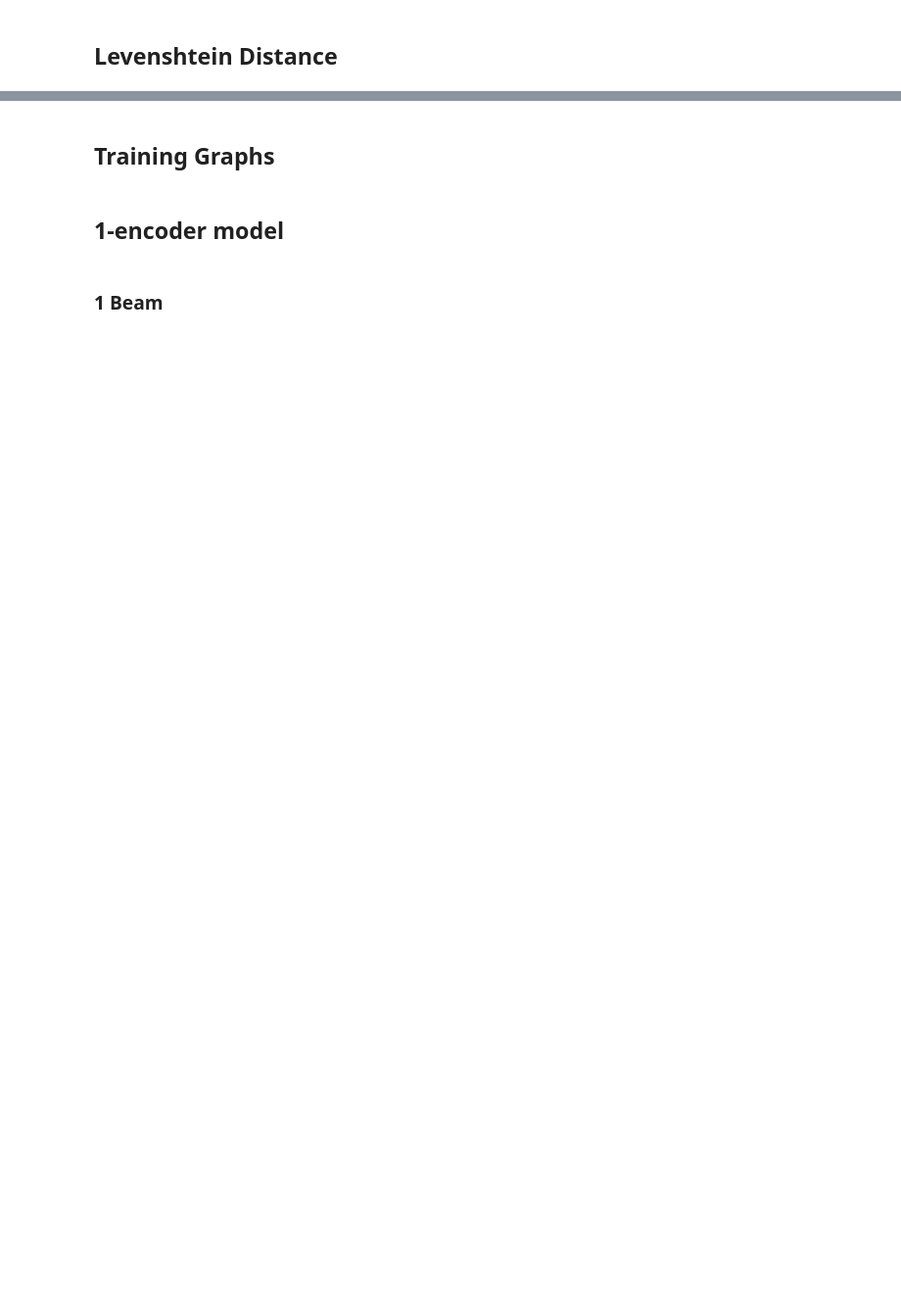
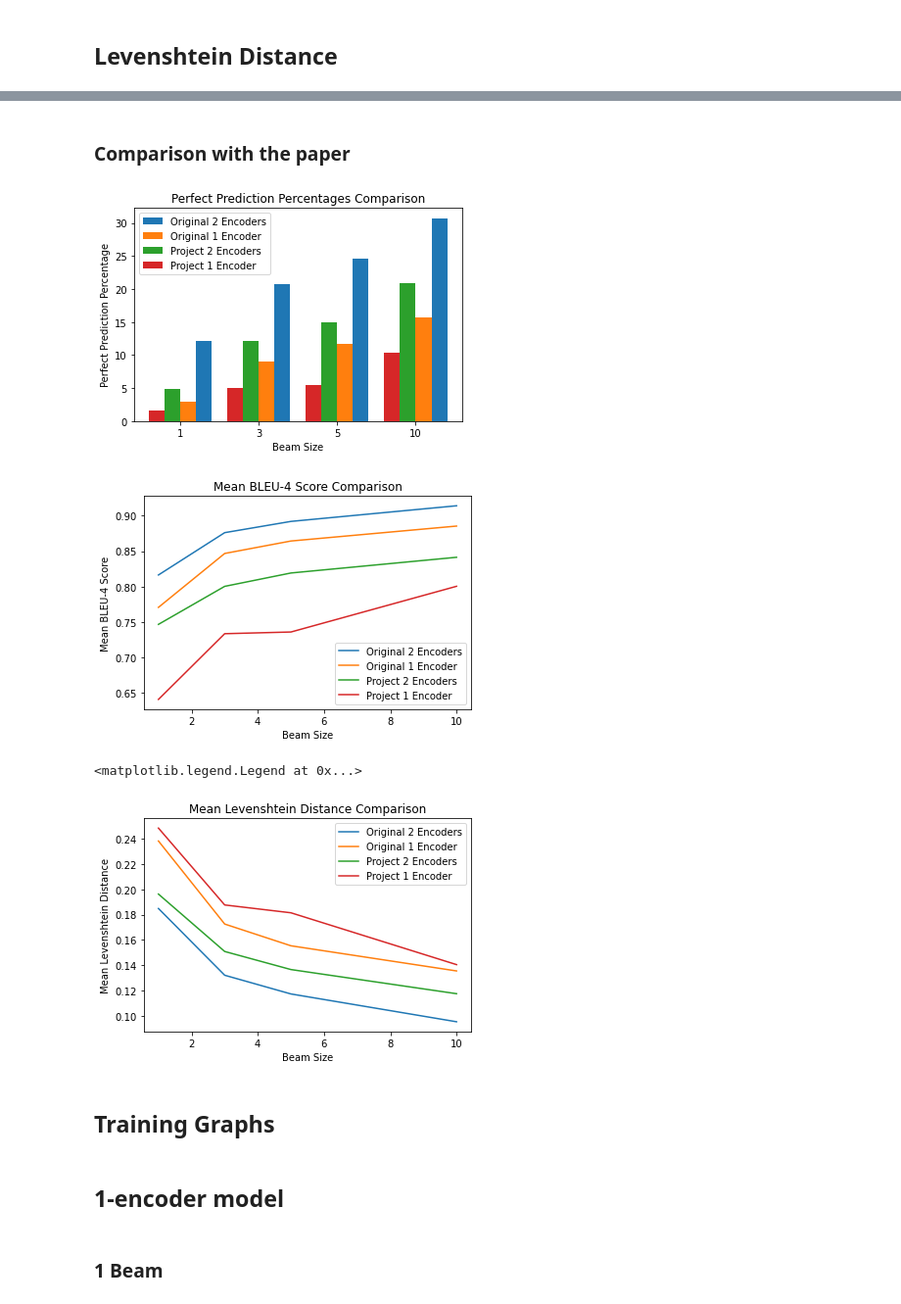
Before and after one commit to melihcatal/EmpiricalCodeReviewAnalysis, a Jupyter notebook: model_training/comparison.ipynb, the cells around one changed output, grey strips where cells are left out. Shown at 98% size. Saved outputs shown, nothing was run; the diff lists cells and outputs as text; code cells hidden in the pictures; blank space fills up the shorter version.

```diff
--- a/model_training/comparison.ipynb
+++ b/model_training/comparison.ipynb
@@ -365,3 +484,77 @@ print("1 encoder 10 beam: Mean Levenshtein distance:", mean_1_encoder_10_beam, "
+# %% [markdown]
+### Comparison with the paper
+# %%
+import matplotlib.pyplot as plt
+import numpy as np
+
+beam_sizes = [1, 3, 5, 10]
+
+perfect_prediction_percentages = {
+    'Original 2 Encoders': [12.16, 20.77, 24.55, 30.72],
+    'Original 1 Encoder': [2.91, 9.07, 11.63, 15.76],
+    'Project 2 Encoders': [4.81, 12.15, 14.92, 20.94],
+    'Project 1 Encoder': [1.56, 5.05, 5.42, 10.35]
+}
+
+mean_bleu_4_scores = {
+    'Original 2 Encoders': [0.8164, 0.8762, 0.8921, 0.9142],
+    'Original 1 Encoder': [0.7706, 0.8468, 0.8644, 0.8855],
+    'Project 2 Encoders': [0.7466, 0.8003, 0.8192, 0.8414],
+    'Project 1 Encoder': [0.6405, 0.7334, 0.7358, 0.8004]
+}
+
+mean_levenshtein_distances = {
+    'Original 2 Encoders': [0.1849,0.1321,0.1173,0.0953],
+    'Original 1 Encoder': [0.2383,0.1726,0.1554,0.1355],
+    'Project 2 Encoders': [0.1963, 0.1509, 0.1366, 0.1175],
+    'Project 1 Encoder': [0.2485, 0.1877, 0.1815, 0.1405]
+}
+
+labels = list(perfect_prediction_percentages.keys())
+data = np.array(list(perfect_prediction_percentages.values()))
+x = np.arange(len(beam_sizes))
+
+fig, ax = plt.subplots()
+bar_width = 0.2
+
+for i in range(len(labels)):
+    ax.bar(x - (i - 1.5) * bar_width, data[i], width=bar_width, label=labels[i])
+
+ax.set_xticks(x)
+ax.set_xticklabels(beam_sizes)
+ax.set_xlabel('Beam Size')
+ax.set_ylabel('Perfect Prediction Percentage')
+ax.set_title('Perfect Prediction Percentages Comparison')
+ax.legend()
+
+plt.show()
+
+fig2, ax2 = plt.subplots()
+
+for key, value in mean_bleu_4_scores.items():
+    ax2.plot(beam_sizes, value, label=key)
+
+ax2.set_xlabel('Beam Size')
+ax2.set_ylabel('Mean BLEU-4 Score')
+ax2.set_title('Mean BLEU-4 Score Comparison')
+ax2.legend()
+
+plt.show()
+
+fig3, ax3 = plt.subplots()
+
+for key, value in mean_levenshtein_distances.items():
+    ax3.plot(beam_sizes, value, label=key)
+
+ax3.set_xlabel('Beam Size')
+ax3.set_ylabel('Mean Levenshtein Distance')
+ax3.set_title('Mean Levenshtein Distance Comparison')
+ax3.legend()
+# %% [output]
+[figure, added]
+[figure, added]
+<matplotlib.legend.Legend at 0x...>
+[figure, added]
 # %% [markdown]
 ## Training Graphs
 # %% [markdown]
```
Also changed, not shown: parts of 21 cells of this notebook, 1 other file.
